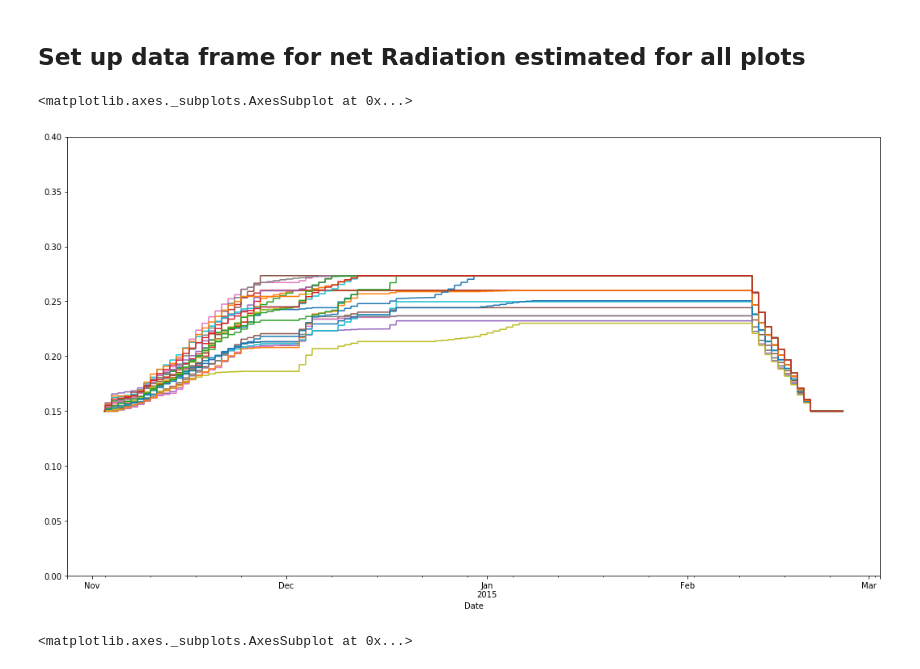
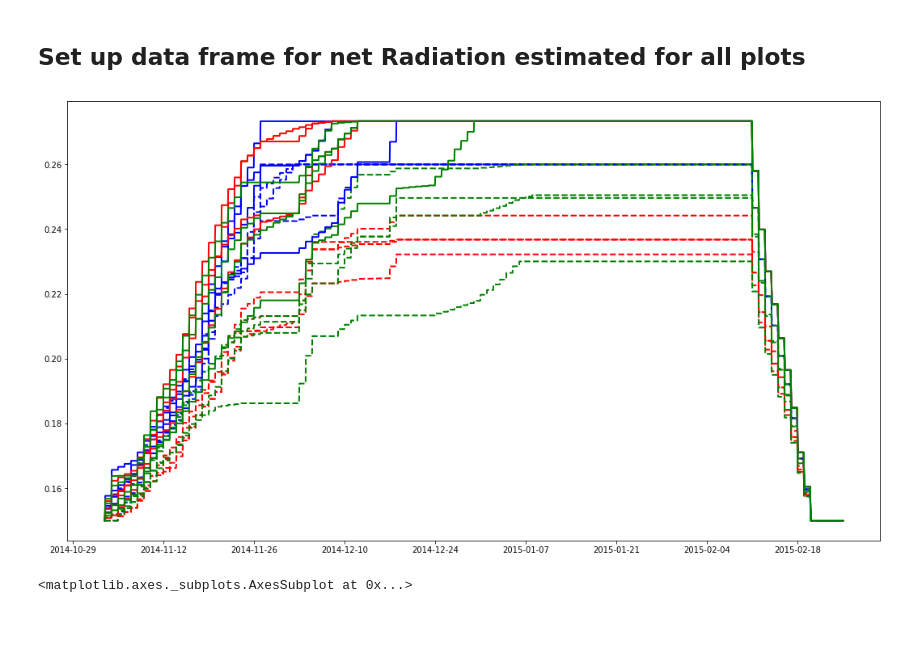
Before and after one commit to HamishBrownPFR/CropWaterAnalysis, a Jupyter notebook: Barley/NetShortWaveRadiationAnalysis.ipynb, the cells around one changed output. Saved outputs shown, nothing was run; the diff lists cells and outputs as text; code cells hidden in the pictures; blank space fills up the shorter version.

```diff
--- a/Barley/NetShortWaveRadiationAnalysis.ipynb
+++ b/Barley/NetShortWaveRadiationAnalysis.ipynb
@@ -131,11 +106,12 @@ RnDFLong.name = 'Rn'
 RnDFLong.to_pickle('.\DataFrames/NetRadiation.pkl')
 # %% [markdown]
 ## Set up data frame for net Radiation estimated for all plots
-# %%
-EstAlbedoHourly.plot(figsize=(18,10),legend=False,ylim=(0,.4))
-# %% [output]
-<matplotlib.axes._subplots.AxesSubplot at 0x...>
-[figure, removed]
+# %%
+Graph = plt.figure(figsize=(18,10))
+ax = Graph.add_subplot(1,1,1)
+GH.AddIndexedPlot(EstAlbedoHourly,ax,GPs,2)
+# %% [output]
+[figure, added]
 # %%
 FullColumnIndex = pd.MultiIndex.from_product([['Dash','Omaka'],
                                        ['High','Low','Mid'],
```
Also changed, not shown: parts of 16 cells of this notebook, 39 other files.
